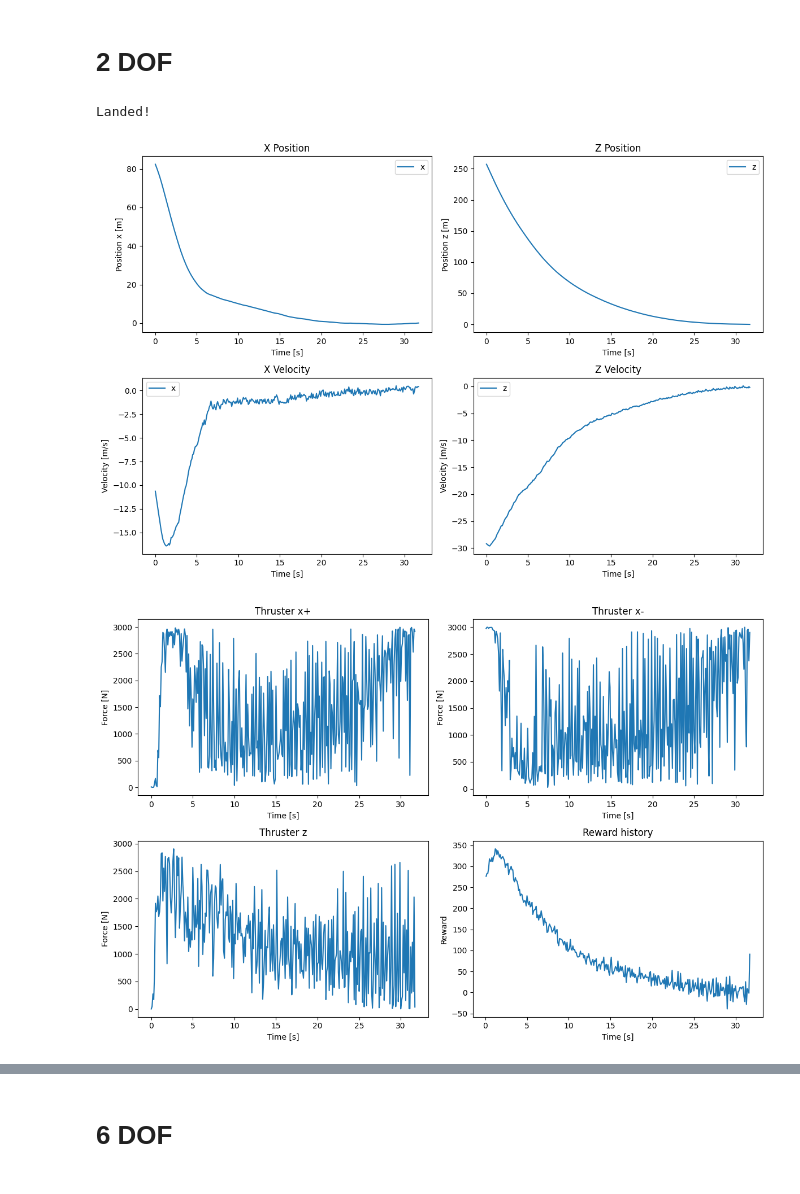
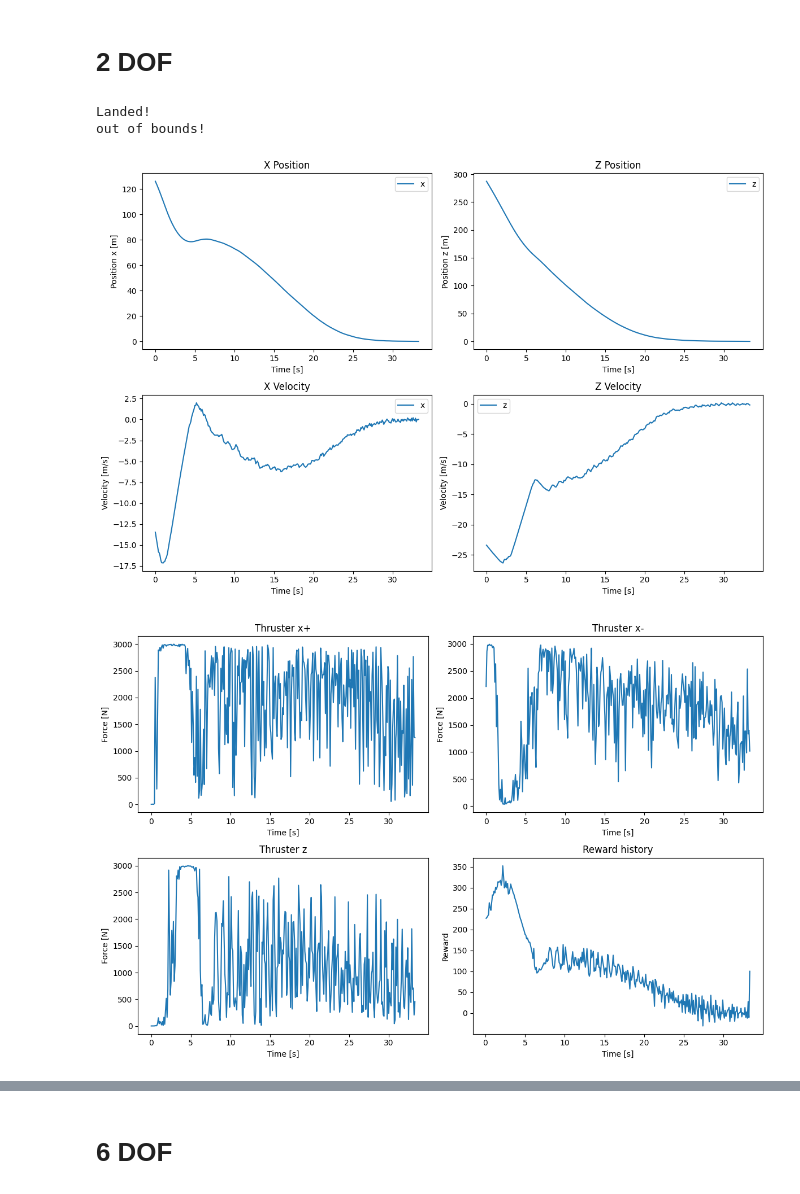
Before and after one commit to george-nehma/DreamLander-torch, a Jupyter notebook: test_agent.ipynb, the cells around one changed output, grey strips where cells are left out. Drawn from its saved outputs; the diff is of its cells as text; code cells hidden in the pictures.

Commit message:
added 3DOF dynamics, last good 2DOF was 20250607_161729 (configs same as other 2DOF)

```diff
--- a/test_agent.ipynb
+++ b/test_agent.ipynb
@@ -44,6 +44,6 @@ import pickle
 with open('configs.pkl', 'rb') as f:
     config = pickle.load(f)
 config.parallel = False
-config.time_limit = 5000
+config.time_limit = 15000
 print(config.logdir)
 # %% [output]
@@ -120,6 +51,66 @@ Loading latest checkpoint...
 # %% [markdown]
 # **2 DOF**
 # %%
+def count_steps(folder):
+    return sum(int(str(n).split("-")[-1][:-4]) - 1 for n in folder.glob("*.npz"))
+
+def make_dataset(episodes, config):
+    generator = tools.sample_episodes(episodes, config.batch_length)
+    dataset = tools.from_generator(generator, config.batch_size)
+    return dataset
+
+def make_dataset(episodes, config):
+    generator = tools.sample_episodes(episodes, config.batch_length)
+    dataset = tools.from_generator(generator, config.batch_size)
+    return dataset
+
+
+def make_env(config):
+    suite, task = config.task.split("_", 1)
+    import envs.lander3 as lander
+
+    env = lander.LanderEnv(task)
+    env = wrappers.NormalizeActions(env)
+    env = wrappers.TimeLimit(env, config.time_limit)
+    env = wrappers.SelectAction(env, key="action")
+    env = wrappers.UUID(env)
+
+    return env
+
+
+logdir = pathlib.Path(config.logdir).expanduser()
+
+step = count_steps(config.traindir)
+logger = tools.Logger(logdir, config.action_repeat * step)
+
+test_env = make_env(config)
+test_env = Damy(test_env)
+if config.offline_traindir:
+    directory = config.offline_traindir.format(**vars(config))
+else:
+    directory = config.traindir
+train_eps = tools.load_episodes(directory, limit=config.dataset_size)
+train_dataset = make_dataset(train_eps, config)
+
+acts = test_env.action_space
+config.num_actions = acts.n if hasattr(acts, "n") else acts.shape[0]
+
+agent = Dreamer(
+        test_env.observation_space,
+        test_env.action_space,
+        config,
+        logger,
+        train_dataset,
+    ).to(config.device)
+agent.requires_grad_(requires_grad=False)
+
+if (logdir / "latest.pt").exists():
+    print("Loading latest checkpoint...")
+    checkpoint = torch.load(logdir / "latest.pt", weights_only=True)
+    agent.load_state_dict(checkpoint["agent_state_dict"])
+    tools.recursively_load_optim_state_dict(agent, checkpoint["optims_state_dict"])
+    agent._should_pretrain._once = False
+
 def convert(value, precision=32):
     value = np.array(value)
     if np.issubdtype(value.dtype, np.floating):
@@ -157,7 +148,7 @@ obs = {k: np.stack([o[k] for o in obs]) for k in obs[0] if "log_" not in k}
 agent_state = None
 reward = [0]
 
-time = np.arange(0,500,0.1)
+time = np.arange(0,1500,0.1)
 state = obs['log/dynstates']
 state_hist = []
 control_hist = []
@@ -225,35 +216,36 @@ ax.set_ylabel("Velocity [m/s]")
 ax.legend(["z"])
 ax.set_title("Z Velocity")
 plt.tight_layout()
 plt.show()
 
 fig2 = plt.figure(2, figsize=(12, 8))
 ax2 = fig2.add_subplot(2, 2, 1)
 ax2.plot(time, control_hist[:,0])
 ax2.set_xlabel("Time [s]")
 ax2.set_ylabel("Force [N]")
 ax2.set_title("Thruster x+")
 ax2 = fig2.add_subplot(2, 2, 2)
 ax2.plot(time,control_hist[:,1])
 ax2.set_xlabel("Time [s]")
 ax2.set_ylabel("Force [N]")
 ax2.set_title("Thruster x-")
 ax2 = fig2.add_subplot(2, 2, 3)
 ax2.plot(time,control_hist[:,2])
 ax2.set_xlabel("Time [s]")
 ax2.set_ylabel("Force [N]")
 ax2.set_title("Thruster z")
 ax2 = fig2.add_subplot(2, 2, 4)
 ax2.plot(time[1:], reward_hist[1:])
 ax2.set_xlabel("Time [s]")
 ax2.set_ylabel("Reward")
 ax2.set_title("Reward history")
 plt.tight_layout()
 plt.show()
 # %% [output]
 Landed!
+out of bounds!
-[figure, old version]
+[figure, new version]
-[figure, old version]
+[figure, new version]
 # %%
 import control as ct
 x0 = state_hist[0,:]
```
Also changed, not shown: parts of 5 cells of this notebook, 36 other files.
